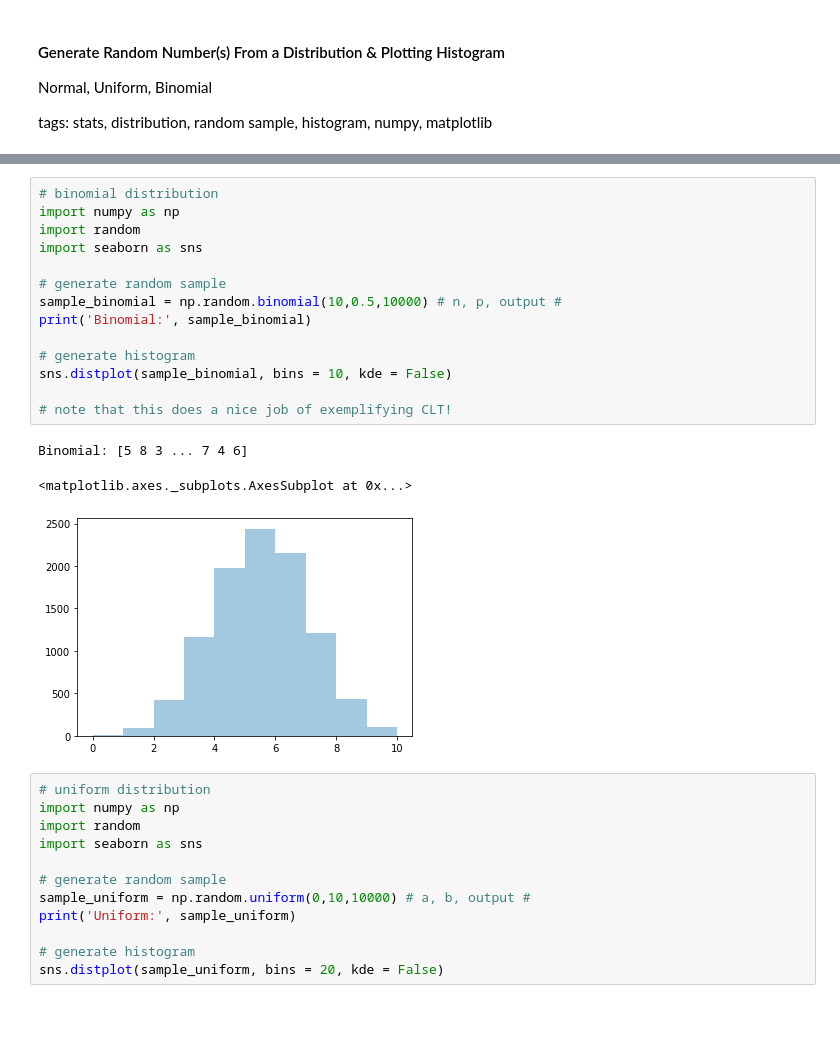
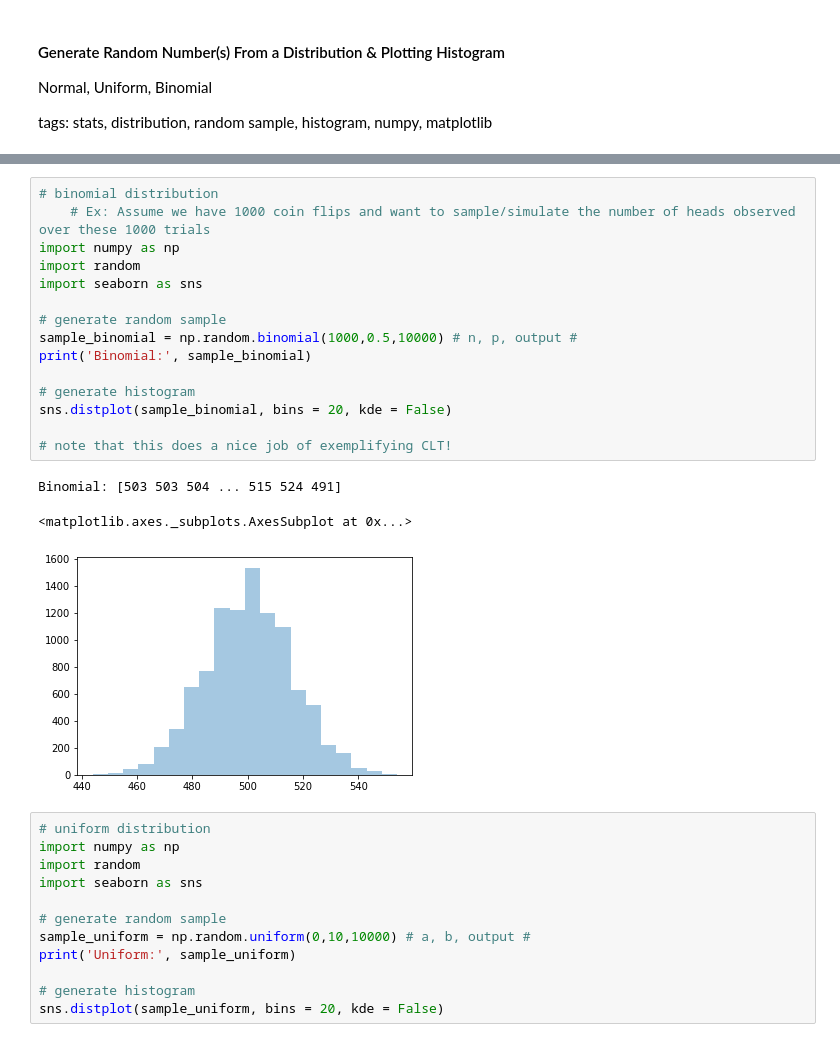
Before and after one commit to noriegaian/Technical-Toolbox, a Jupyter notebook: Python/Ian/Data Structures & Algorithms in Python.ipynb, the cells around one changed output, grey strips where cells are left out. Cells and saved outputs as stored; diff of their text form; blank space fills up the shorter version.

```diff
--- a/Python/Ian/Data Structures & Algorithms in Python.ipynb
+++ b/Python/Ian/Data Structures & Algorithms in Python.ipynb
@@ -1343,21 +1343,22 @@ Gaussian: [12.68409012  9.17082091 11.49518287 ... 13.65425906  8.16585179
 # %%
 # binomial distribution
+    # Ex: Assume we have 1000 coin flips and want to sample/simulate the number of heads observed over these 1000 trials
 import numpy as np
 import random
 import seaborn as sns
 
 # generate random sample
-sample_binomial = np.random.binomial(10,0.5,10000) # n, p, output #
+sample_binomial = np.random.binomial(1000,0.5,10000) # n, p, output #
 print('Binomial:', sample_binomial)
 
 # generate histogram
-sns.distplot(sample_binomial, bins = 10, kde = False)
+sns.distplot(sample_binomial, bins = 20, kde = False)
 
 # note that this does a nice job of exemplifying CLT!
 # %% [output]
-Binomial: [5 8 3 ... 7 4 6]
+Binomial: [503 503 504 ... 515 524 491]
 <matplotlib.axes._subplots.AxesSubplot at 0x...>
-[figure, old version]
+[figure, new version]
 # %%
 # uniform distribution
 import numpy as np
```
Also changed, not shown: parts of 19 cells of this notebook.
